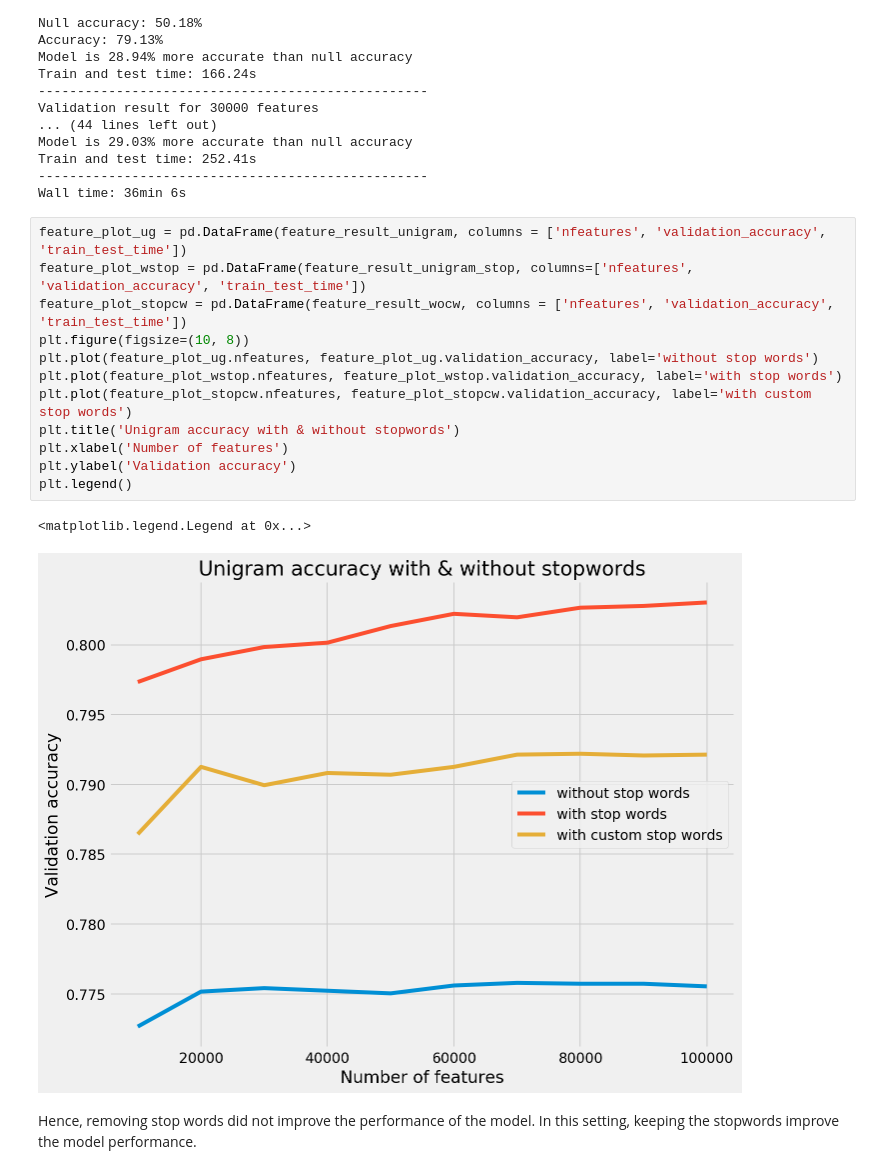
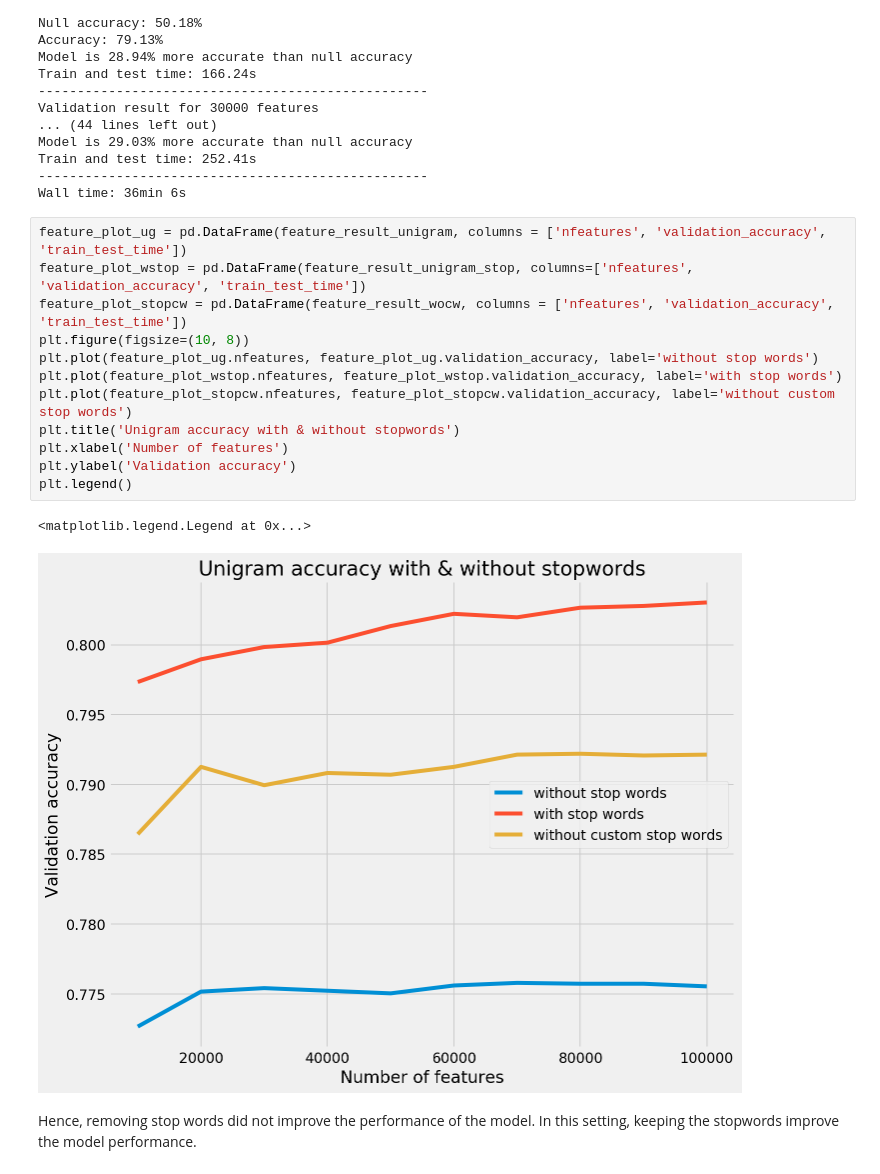
Before and after one commit to rkritika1508/Sentiment-Analysis, a Jupyter notebook: Fourth.ipynb, the cells around one changed output. Cells and saved outputs as stored; diff of their text form.

```diff
--- a/Fourth.ipynb
+++ b/Fourth.ipynb
@@ -305,18 +305,18 @@ Wall time: 36min 6s
 # %%
 feature_plot_ug = pd.DataFrame(feature_result_unigram, columns = ['nfeatures', 'validation_accuracy', 'train_test_time'])
 feature_plot_wstop = pd.DataFrame(feature_result_unigram_stop, columns=['nfeatures', 'validation_accuracy', 'train_test_time'])
 feature_plot_stopcw = pd.DataFrame(feature_result_wocw, columns = ['nfeatures', 'validation_accuracy', 'train_test_time'])
 plt.figure(figsize=(10, 8))
 plt.plot(feature_plot_ug.nfeatures, feature_plot_ug.validation_accuracy, label='without stop words')
 plt.plot(feature_plot_wstop.nfeatures, feature_plot_wstop.validation_accuracy, label='with stop words')
-plt.plot(feature_plot_stopcw.nfeatures, feature_plot_stopcw.validation_accuracy, label='with custom stop words')
+plt.plot(feature_plot_stopcw.nfeatures, feature_plot_stopcw.validation_accuracy, label='without custom stop words')
 plt.title('Unigram accuracy with & without stopwords')
 plt.xlabel('Number of features')
 plt.ylabel('Validation accuracy')
 plt.legend()
 # %% [output]
 <matplotlib.legend.Legend at 0x...>
-[figure, old version]
+[figure, new version]
 # %% [markdown]
 Hence, removing stop words did not improve the performance of the model. In this setting, keeping the stopwords improve the model performance.
 # %% [markdown]
```
Also changed, not shown: parts of 7 cells of this notebook.
